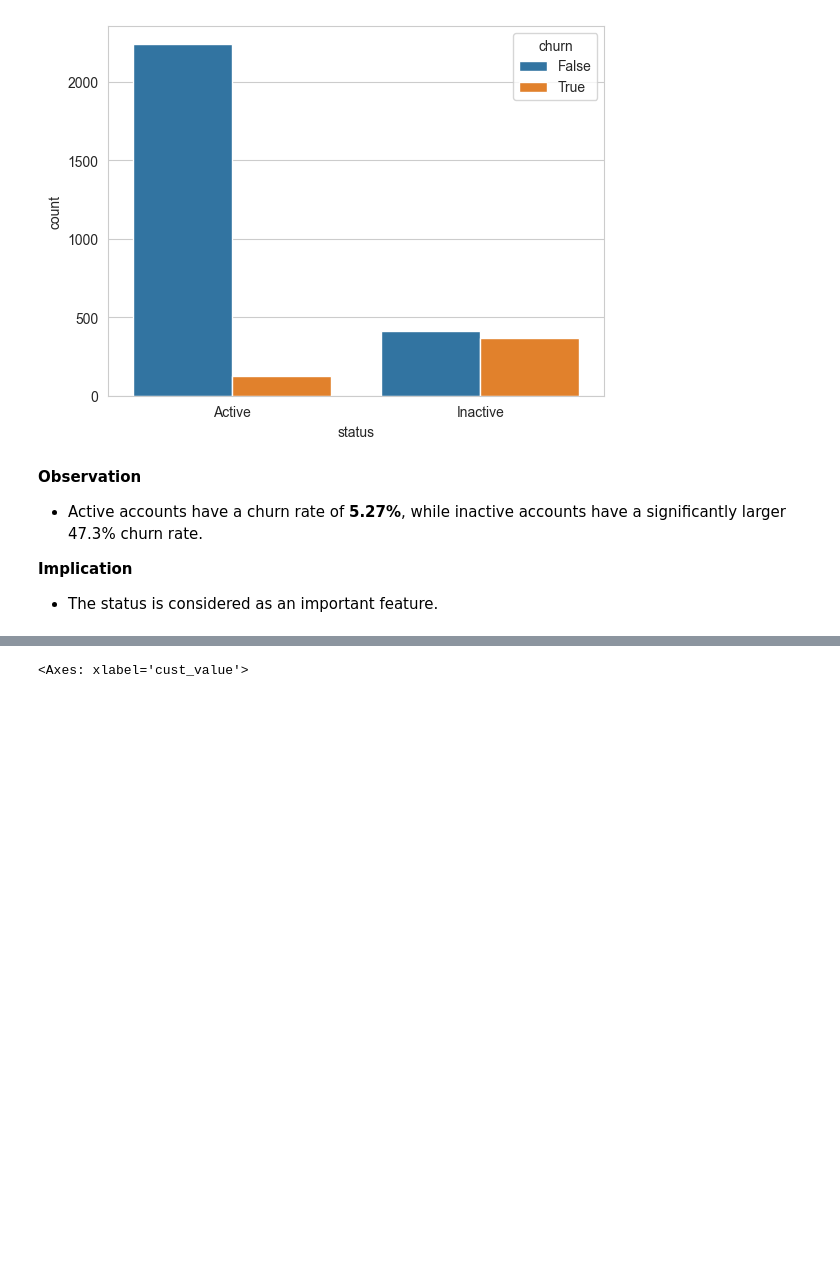
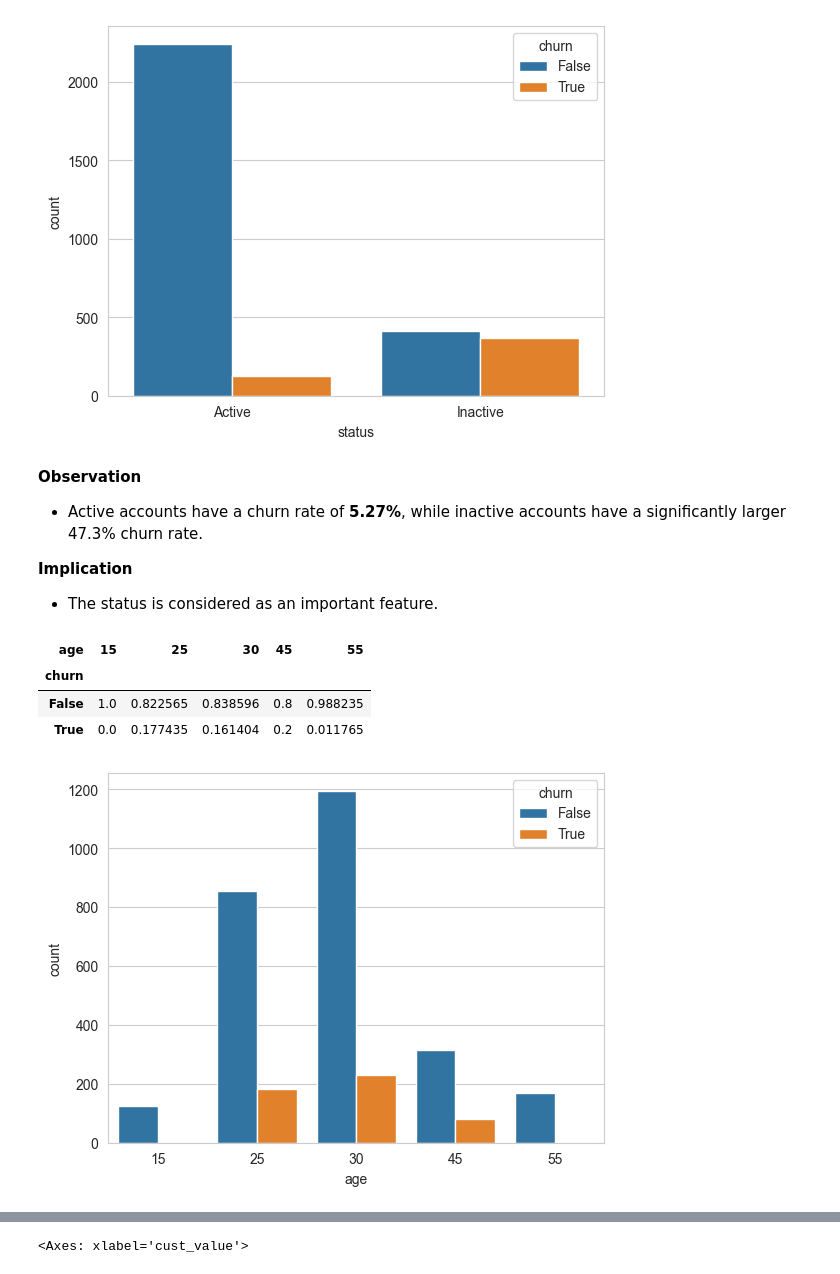
Before and after one commit to mlcuadra1/Churn-Risk-EDA, a Jupyter notebook: notebooks/Script 2 - EDA.ipynb, the cells around one changed output, grey strips where cells are left out. Saved outputs shown, nothing was run; the diff lists cells and outputs as text; code cells hidden in the pictures; blank space fills up the shorter version.

```diff
--- a/notebooks/Script 2 - EDA.ipynb
+++ b/notebooks/Script 2 - EDA.ipynb
@@ -323,3 +326,15 @@ status_vs_churn_tab
 
 **Implication**
 - The status is considered as an important feature.
+# %%
+sns.countplot(x='age', hue='churn', data=df)
+
+status_vs_churn_tab = pd.crosstab(df['churn'], df['age'])
+status_vs_churn_tab = status_vs_churn_tab / status_vs_churn_tab.sum()
+status_vs_churn_tab
+# %% [output]
+| age | 15 | 25 | 30 | 45 | 55 |
+| churn |  |  |  |  |  |
+| False | 1.0 | 0.822565 | 0.838596 | 0.8 | 0.988235 |
+| True | 0.0 | 0.177435 | 0.161404 | 0.2 | 0.011765 |
+[figure, added]
```
Also changed, not shown: parts of 5 cells of this notebook.
